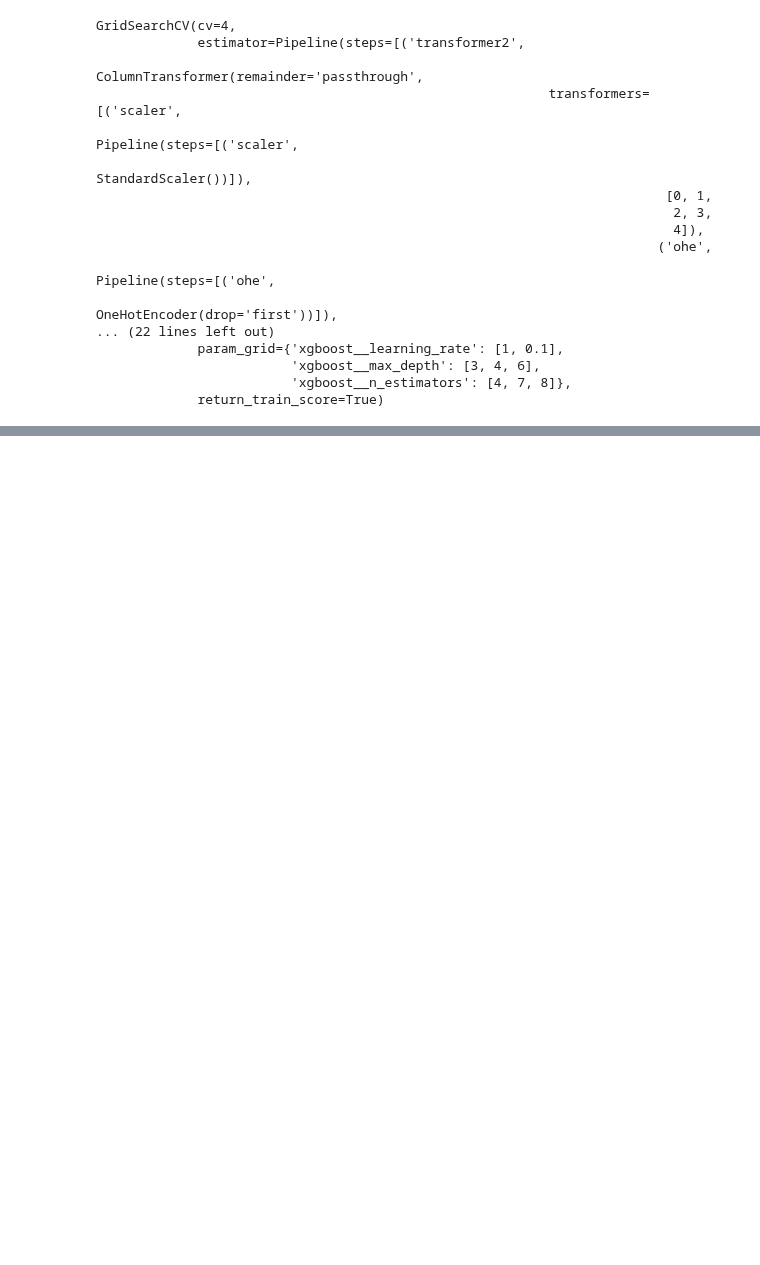
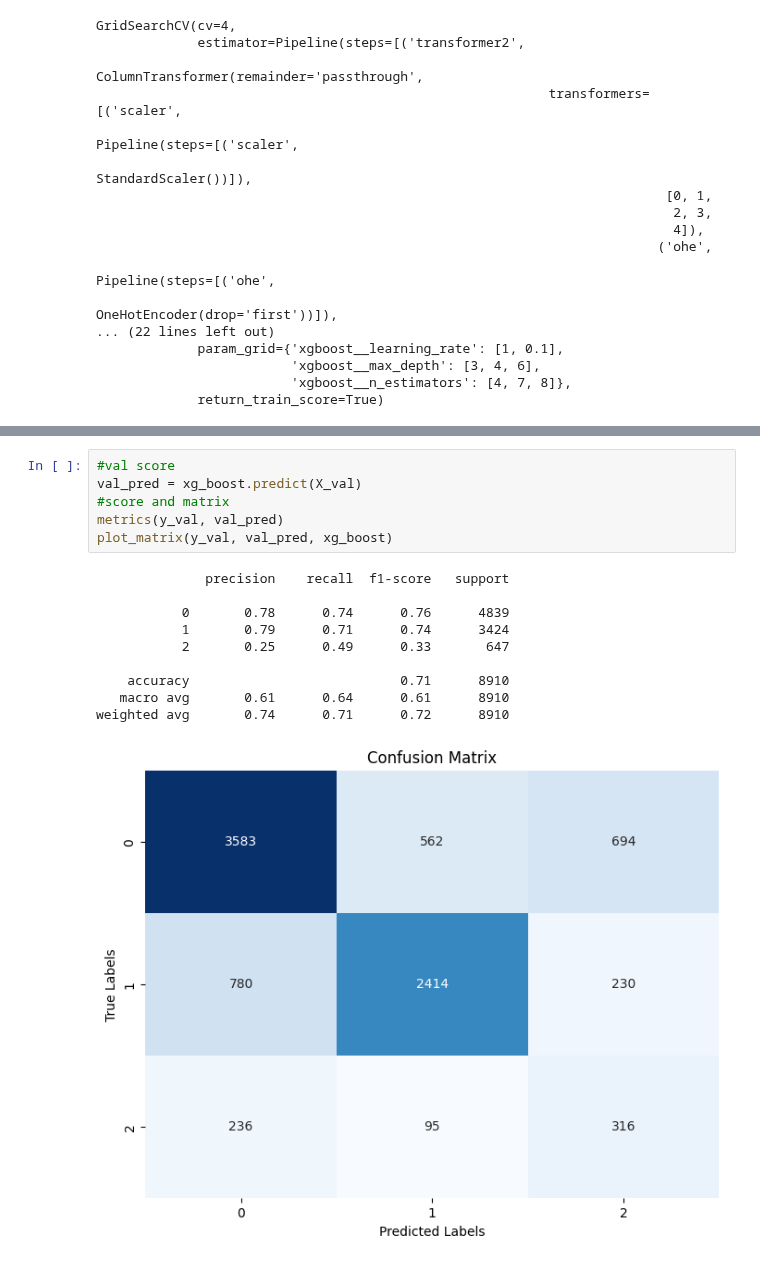
Before and after one commit to dev-ezzy/Classification-model, a Jupyter notebook: Models.ipynb, the cells around one changed output, grey strips where cells are left out. Saved outputs shown, nothing was run; the diff lists cells and outputs as text; blank space fills up the shorter version.

```diff
--- a/Models.ipynb
+++ b/Models.ipynb
@@ -703,0 +721,17 @@ GridSearchCV(cv=4,
+# %%
+#val score
+val_pred = xg_boost.predict(X_val)
+#score and matrix
+metrics(y_val, val_pred)
+plot_matrix(y_val, val_pred, xg_boost)
+# %% [output]
+              precision    recall  f1-score   support
+
+           0       0.78      0.74      0.76      4839
+           1       0.79      0.71      0.74      3424
+           2       0.25      0.49      0.33       647
+
+    accuracy                           0.71      8910
+   macro avg       0.61      0.64      0.61      8910
+weighted avg       0.74      0.71      0.72      8910
+[figure, added]
```
Also changed, not shown: parts of 2 cells of this notebook, 1 other file.
